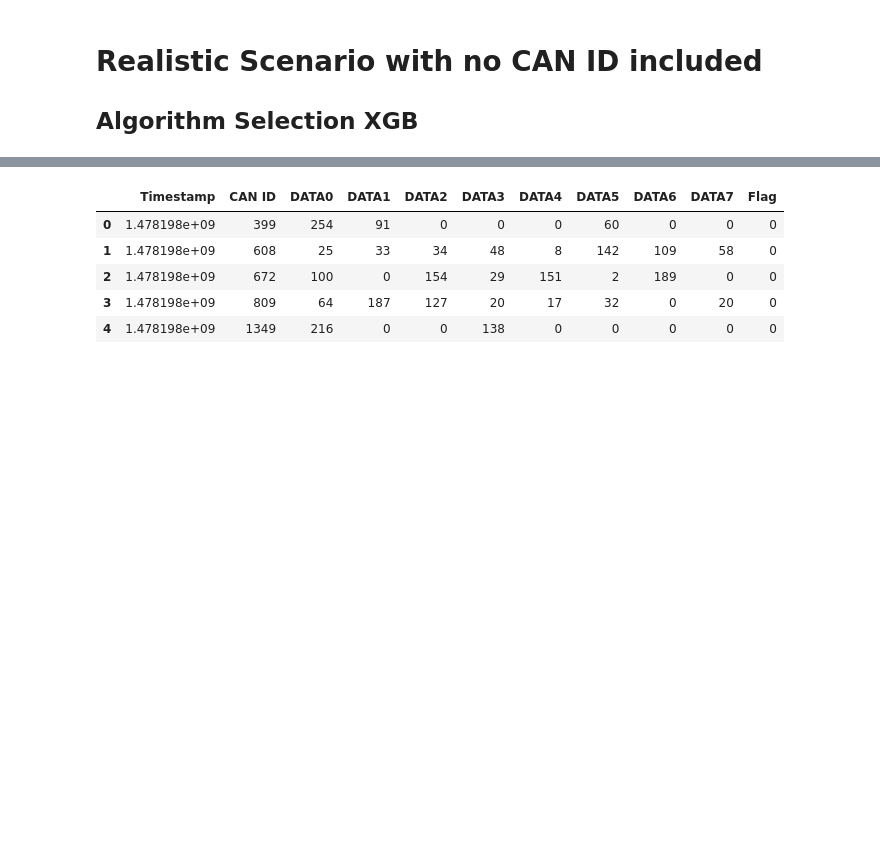
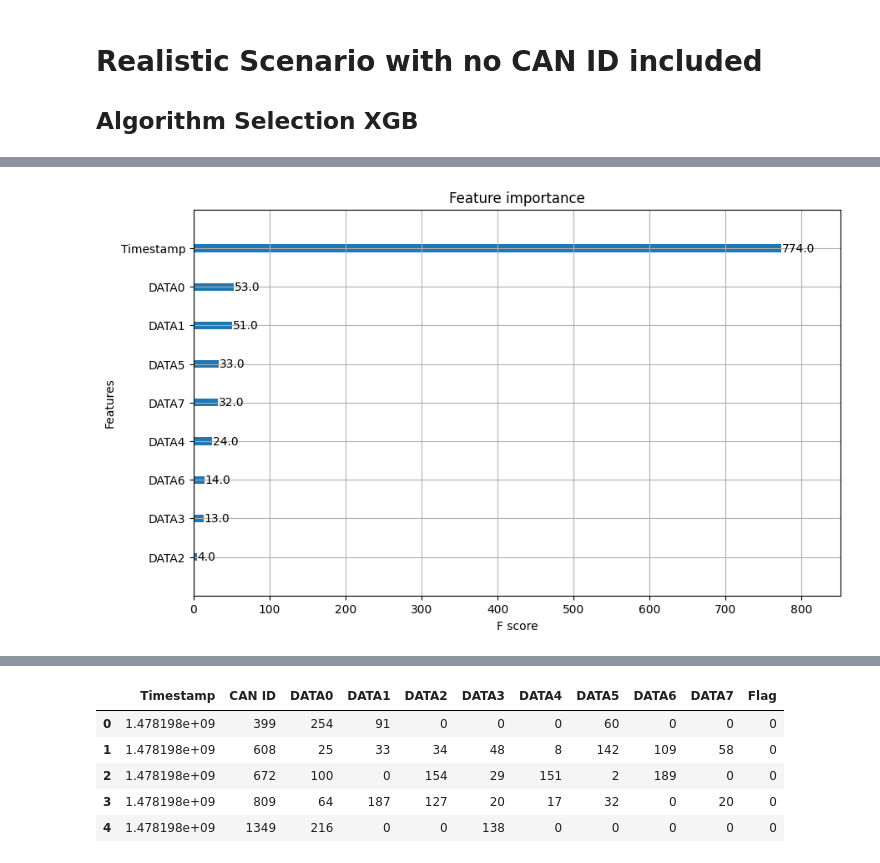
Before and after one commit to pranav-k-jha/kaggle-notebooks, a Jupyter notebook: cav-ml-prediction-model.ipynb, the cells around one changed output, grey strips where cells are left out. Cells and saved outputs as stored; diff of their text form; code cells hidden in the pictures; blank space fills up the shorter version.

Commit message:
Kaggle Notebook | DOS IDS ML Prediction Model | Version 24

```diff
--- a/cav-ml-prediction-model.ipynb
+++ b/cav-ml-prediction-model.ipynb
@@ -380,59 +380,60 @@ df_9.head()
 
 ## Algorithm Selection XGB
 # %%
-# import pandas as pd
-# import numpy as np
-# from sklearn.model_selection import train_test_split
-# import xgboost as xgb
-# from sklearn.metrics import classification_report, accuracy_score, confusion_matrix, roc_auc_score
-# import matplotlib.pyplot as plt
+import pandas as pd
+import numpy as np
+from sklearn.model_selection import train_test_split
+import xgboost as xgb
+from sklearn.metrics import classification_report, accuracy_score, confusion_matrix, roc_auc_score
+import matplotlib.pyplot as plt
 
-# # Load data
-# df = df_9.copy()
+# Load data
+df = df_9.copy()
 
-# # 1. Preprocessing
-# # Convert CAN ID to numerical (already done as 0 for attacks)
-# df['CAN ID'] = df['CAN ID'].astype('int64')
+# 1. Preprocessing
+# Convert CAN ID to numerical (already done as 0 for attacks)
+df['CAN ID'] = df['CAN ID'].astype('int64')
 
-# # 2. Define features and target variable
-# # DROP CAN ID - IT'S A DIRECT LEAKAGE
-# X = df.drop(['Flag', 'CAN ID'], axis=1)  # Remove the leakage feature
-# y = df['Flag']
+# 2. Define features and target variable
+# DROP CAN ID - IT'S A DIRECT LEAKAGE
+X = df.drop(['Flag', 'CAN ID'], axis=1)  # Remove the leakage feature
+y = df['Flag']
 
-# # 3. Split data with stratification
-# X_train, X_test, y_train, y_test = train_test_split(
-#     X, y,
-#     test_size=0.2,
-#     stratify=y,
-#     random_state=42
-# )
+# 3. Split data with stratification
+X_train, X_test, y_train, y_test = train_test_split(
+    X, y,
+    test_size=0.2,
+    stratify=y,
+    random_state=42
+)
 
-# # 4. Initialize XGBoost with realistic parameters
-# model = xgb.XGBClassifier(
-#     scale_pos_weight=5.24,
-#     objective='binary:logistic',
-#     eval_metric='aucpr',
-#     use_label_encoder=False,
-#     max_depth=6,  # Prevent overfitting
-#     subsample=0.8,
-#     colsample_bytree=0.8,
-#     random_state=42
-# )
+# 4. Initialize XGBoost with realistic parameters
+model = xgb.XGBClassifier(
+    scale_pos_weight=5.24,
+    objective='binary:logistic',
+    eval_metric='aucpr',
+    use_label_encoder=False,
+    max_depth=6,  # Prevent overfitting
+    subsample=0.8,
+    colsample_bytree=0.8,
+    random_state=42
+)
 
-# # 5. Train the model
-# model.fit(X_train, y_train)
+# 5. Train the model
+model.fit(X_train, y_train)
 
-# # 6. Evaluate
-# y_pred = model.predict(X_test)
-# y_proba = model.predict_proba(X_test)[:, 1]
+# 6. Evaluate
+y_pred = model.predict(X_test)
+y_proba = model.predict_proba(X_test)[:, 1]
 
-# print("Accuracy:", accuracy_score(y_test, y_pred))
-# print("Confusion Matrix:\n", confusion_matrix(y_test, y_pred))
-# print("Classification Report:\n", classification_report(y_test, y_pred))
-# print(f"\nROC AUC Score: {roc_auc_score(y_test, y_proba):.4f}")
+print("Accuracy:", accuracy_score(y_test, y_pred))
+print("Confusion Matrix:\n", confusion_matrix(y_test, y_pred))
+print("Classification Report:\n", classification_report(y_test, y_pred))
+print(f"\nROC AUC Score: {roc_auc_score(y_test, y_proba):.4f}")
 
-# # 7. Feature Importance
-# plt.figure(figsize=(10, 6))
-# plt.title("Feature Importances (Without CAN ID Leakage)")
-# xgb.plot_importance(model, ax=plt.gca())
-# plt.show()
+# 7. Feature Importance
+plt.figure(figsize=(10, 6))
+plt.title("Feature Importances (Without CAN ID Leakage)")
+xgb.plot_importance(model, ax=plt.gca())
+plt.show()
+# %% [output]
@@ -439 +456,2 @@ df_9.head()
+[figure, added]
 # %%
```
Also changed, not shown: parts of 17 cells of this notebook.
